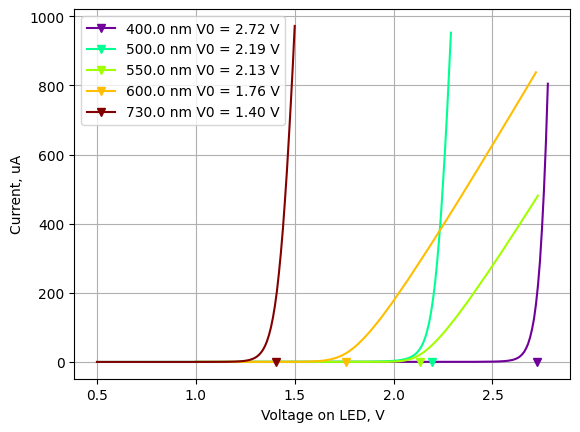
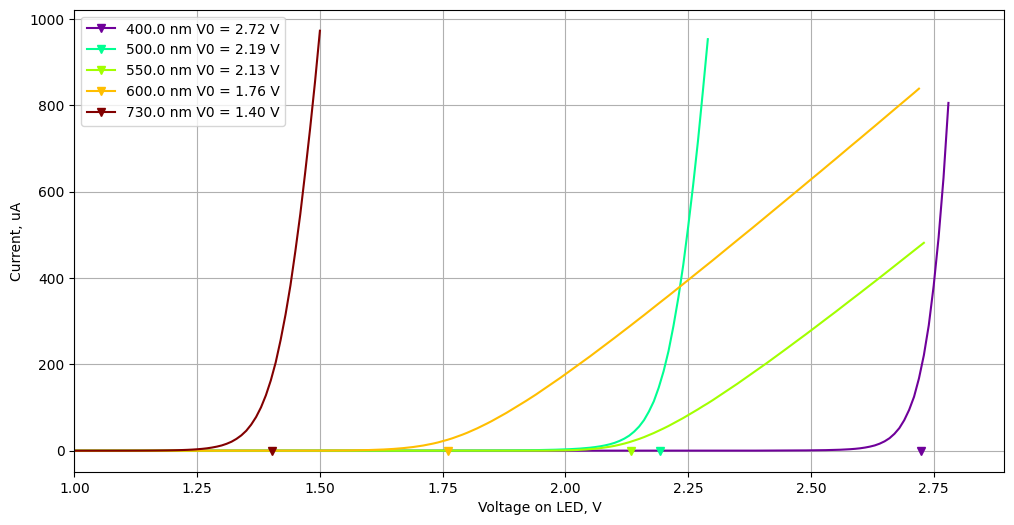
Code edit (unified diff) that turned the first committed figure into the second:
--- before
+++ after
@@ -7,4 +7,5 @@
 V, I, WL  = np.genfromtxt(text, \
                               delimiter=',', usecols=[1,3,7], skip_header=1, unpack=True)
+fig, ax = plt.subplots(figsize=(12,6))
 data = '#wl V0\n'
 for wl in np.unique(WL):
@@ -20,4 +21,5 @@
 plt.xlabel('Voltage on LED, V')
 plt.ylabel('Current, uA')
+plt.xlim(left=1)
 plt.grid()
 

Commit: Created using Colab